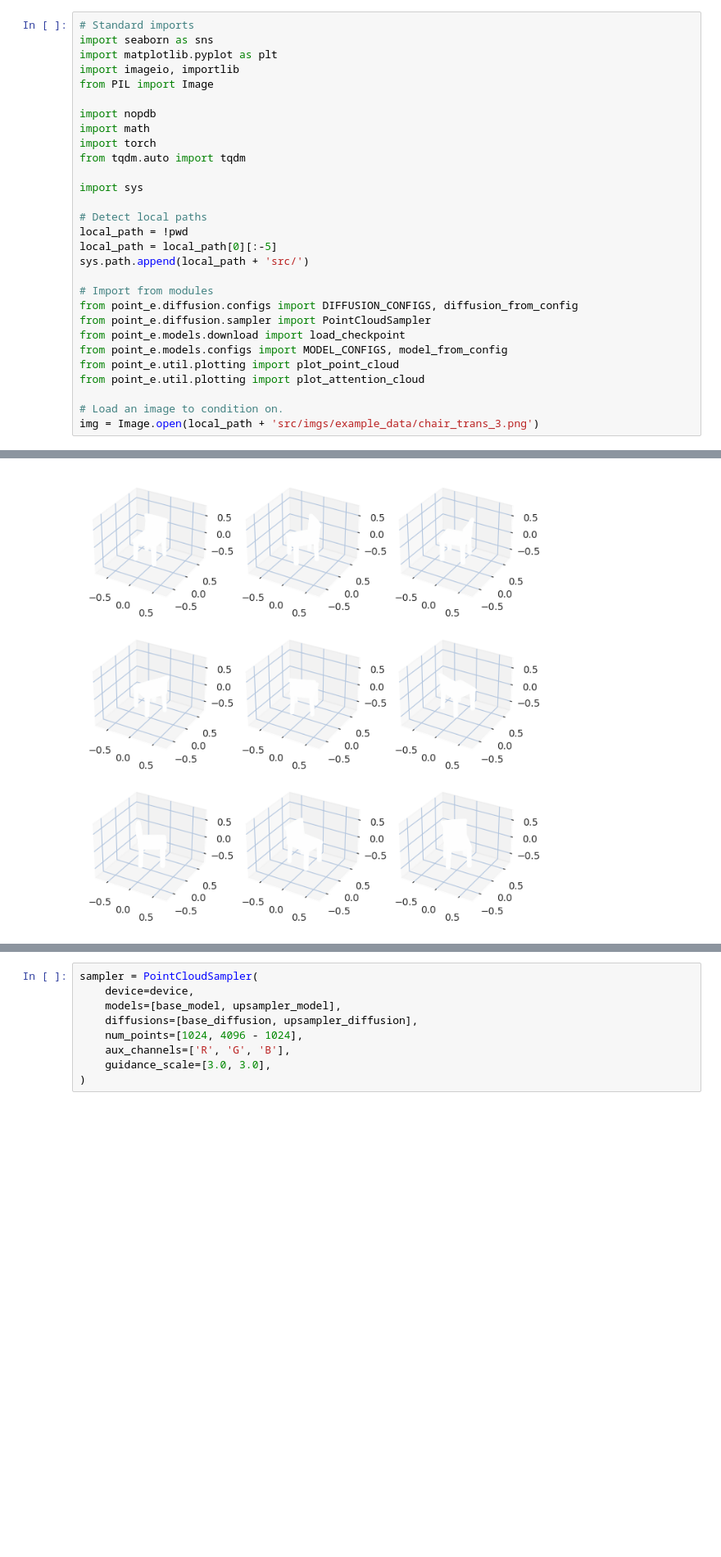
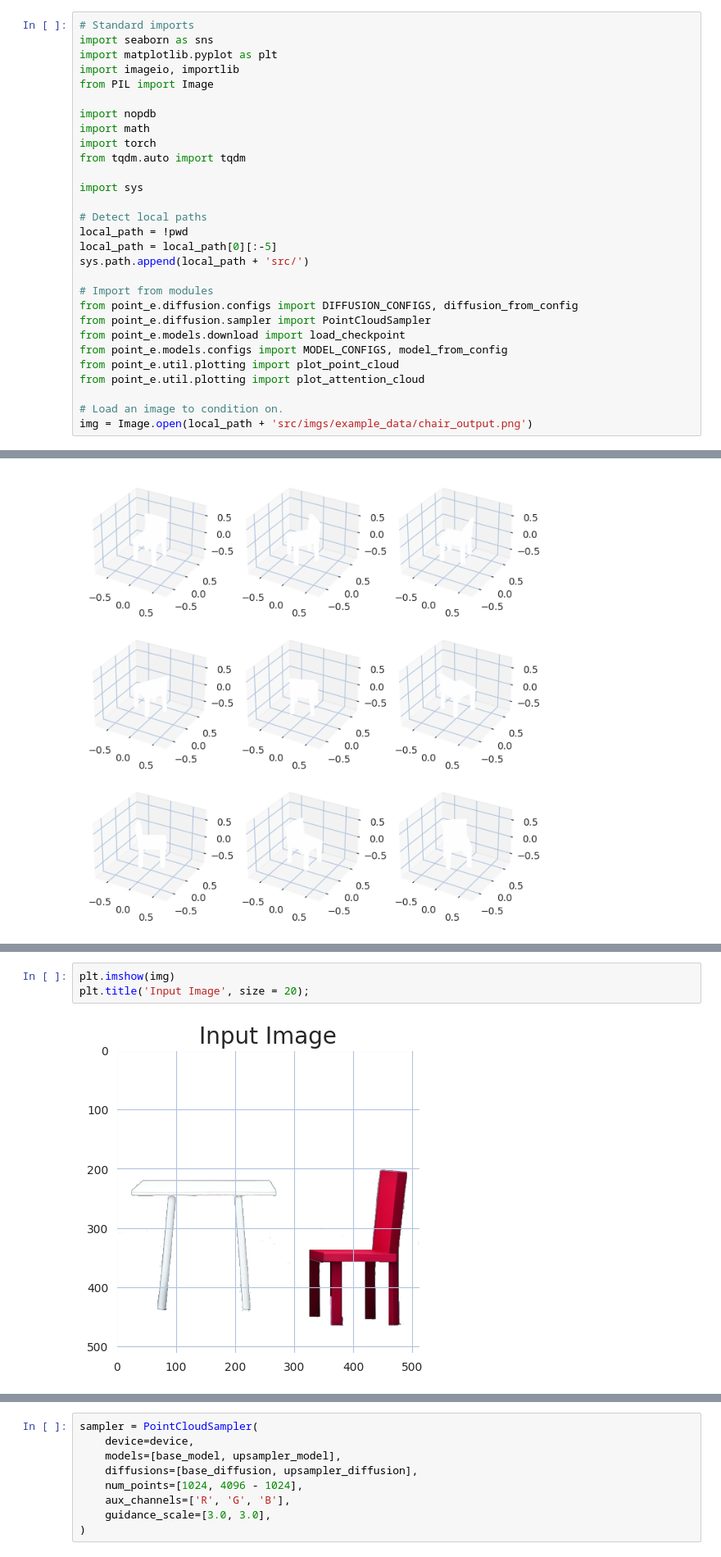
Before and after one commit to Bromosama/point_e_team10, a Jupyter notebook: demos/Demo_Text2PointCloud.ipynb, the cells around one changed output, grey strips where cells are left out. Shown at 82% size. Cells and saved outputs as stored; diff of their text form; blank space fills up the shorter version.

```diff
--- a/demos/Demo_Text2PointCloud.ipynb
+++ b/demos/Demo_Text2PointCloud.ipynb
@@ -35,4 +35,4 @@ from point_e.util.plotting import plot_point_cloud
 from point_e.util.plotting import plot_attention_cloud
 
 # Load an image to condition on.
-img = Image.open(local_path + 'src/imgs/example_data/chair_trans_3.png')
+img = Image.open(local_path + 'src/imgs/example_data/chair_output.png')
@@ -104,3 +106,8 @@ We refer to the notbook
+# %%
+plt.imshow(img)
+plt.title('Input Image', size = 20);
+# %% [output]
+[figure, added]
 # %%
 print('creating base model...')
 base_name = 'base40M' # use base300M or base1B for better results
```
Also changed, not shown: parts of 3 cells of this notebook, 1 other file.
